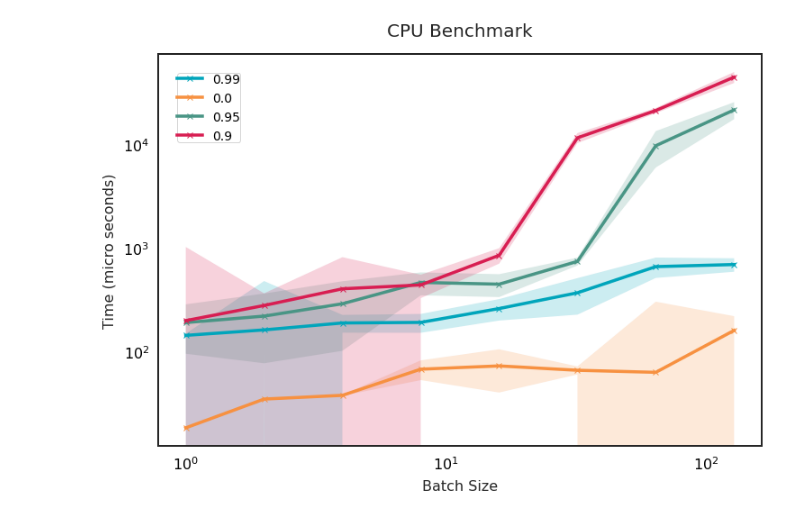
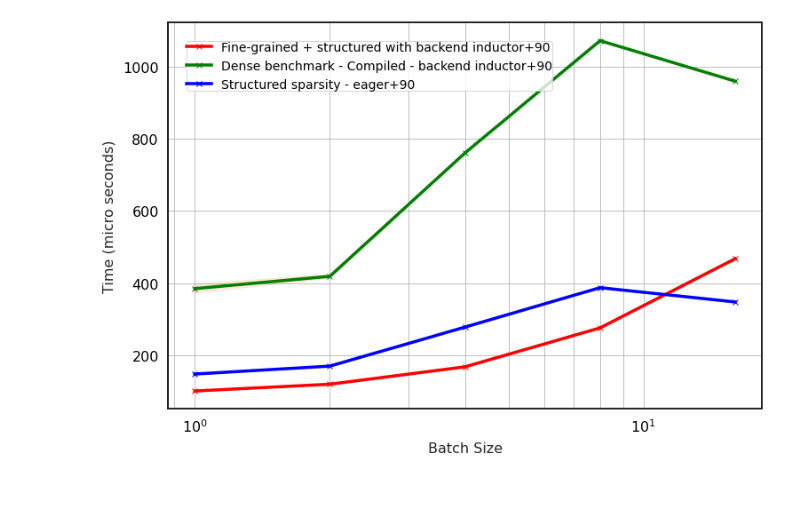
Before and after one commit to calgaryml/condensed-sparsity, a Jupyter notebook: notebooks/benchmarks_v2.ipynb, the cells around one changed output. Cells and saved outputs as stored; diff of their text form; code cells hidden in the pictures; blank space fills up the shorter version.

Commit message:
updated benchmarking

```diff
--- a/notebooks/benchmarks_v2.ipynb
+++ b/notebooks/benchmarks_v2.ipynb
@@ -9,8 +9,12 @@ import matplotlib.pyplot as plt
 # from condensed_sparsity.models import LinearCondensed
 # %%
 import pickle
-result_type = "cpu"
-with open(f"../compare_{result_type}.pkl", "rb") as handle:
+threads = 1
+device = "cpu"
+compiler = "inductor"
+dtype="torch.float32"
+file_name = f"benchmark_v2_{device}_threads_{threads}_compiler_{compiler}_dtype_{dtype}final.pkl"
+with open(f"../{file_name}", "rb") as handle:
     compare = pickle.load(handle)
 print(compare)
 # %% [output]
@@ -34,50 +38,73 @@ Times are in microseconds (us).
 # %%
 import re
 import pandas as pd
 import numpy as np
 plt.style.use("../plt_plot_style.mplstyle")
+target_descriptions = [
+    "Fine-grained + structured with backend inductor",
+    # "structured + csr with backend inductor",
+    "Structured sparsity - eager",
+    "Dense benchmark - Compiled - backend inductor",
+    # "Structured sparsity compiled with backend - inductor",
+    # "Vmap - eager"
+]
 data = {
     "sparsity": [],
     "batch_size": [],
     "num_features": [],
     "time": [],
-    "std": []
+    "std": [],
+    "description": []
 }
 for measurement in compare._results:
+    sparsity_match = re.match(f"Sparsity ([0-9]*)", measurement.title)
+    sparsity = sparsity_match.groups()[0]
+
+    thread_match = re.match(f".*with ([0-9]*) threads.*", measurement.title)
+    threads = thread_match.groups()[0]
     desc = measurement.description
-    sparsity = desc[-3:]
-    if sparsity == "0.5":
+    if int(sparsity) not in [90,]:
         continue
-    if desc == "Linear":
-        data["sparsity"].append(0.0)
-    else:
-        data["sparsity"].append(float(desc[-3:]))
+    if desc not in target_descriptions:
+        continue
+    if desc == "Dense benchmark - Compiled - backend inductor" and int(sparsity) !=90:
+        continue
+    data["description"].append(desc)
+    data["sparsity"].append(int(sparsity))
     batch, num_features = re.findall(r"[0-9]+", measurement.sub_label)
     data["batch_size"].append(int(batch))
     data["num_features"].append(int(num_features))
     data["time"].append(measurement.median*1e6)
     data["std"].append(np.std(measurement.times)*1e6)
 df = pd.DataFrame(data)
 df = df.sort_values(by="batch_size", ascending=True)
 fig, ax = plt.subplots(figsize=(12,8))
-df = df.loc[df["batch_size"]<=128]
-for s in df["sparsity"].unique():
-    df_slice = df.loc[df["sparsity"] == s]
-    # df_slice = df_slice.groupby("batch_size").agg(mean_time=("time", "mean"), std_time=("time", "std")).reset_index()
-    ax.plot(df_slice["batch_size"], df_slice["time"], label=s, marker="x")
-    ax.fill_between(
-        df_slice["batch_size"],
-        df_slice["time"]+df_slice["std"],
-        df_slice["time"]-df_slice["std"],
-        alpha=0.2
-    )
+df = df.loc[df["batch_size"]<=16]  # TODO: Also sort by desc?
+lines = ["solid", "dashed", "dashdot", "dotted"]
+colours = ["red", "green", "blue", "orange"]
+for i, d in enumerate(df["description"].unique()):
+    colour = colours[i]
+    for ii, s in enumerate(df["sparsity"].unique()):
+        line = lines[ii]
+        df_slice = df.loc[(df["sparsity"] == s) & (df["description"]==d)]
+        # df_slice = df_slice.groupby("batch_size").agg(mean_time=("time", "mean"), std_time=("time", "std")).reset_index()
+        if len(df_slice) > 0:
+            ax.plot(df_slice["batch_size"], df_slice["time"], label=f"{d}+{s}", marker="x", ls=line, color=colour)
+            ax.fill_between(
+                df_slice["batch_size"],
+                df_slice["time"]+df_slice["std"],
+                df_slice["time"]-df_slice["std"],
+                alpha=0.2
+            )
 plt.legend()
 plt.ylabel("Time (micro seconds)")
 plt.xlabel("Batch Size")
-plt.title(f"{result_type.upper()} Benchmark")
+plt.grid(True, which="both")
+
+# plt.title(f"{result_type.upper()} Benchmark")
 ax.set_xscale("log")
-ax.set_yscale("log")
+# ax.set_yscale("log")
 plt.show()
-fig.savefig(f"{result_type}_benchmark.png", dpi=400, transparent=False)
+fig.savefig("cpu_benchmark_v2.png", dpi=400, transparent=False)
 # %% [output]
-[figure, old version]
+[figure, new version]
```
Also changed, not shown: parts of 23 cells of this notebook, 17 other files.
